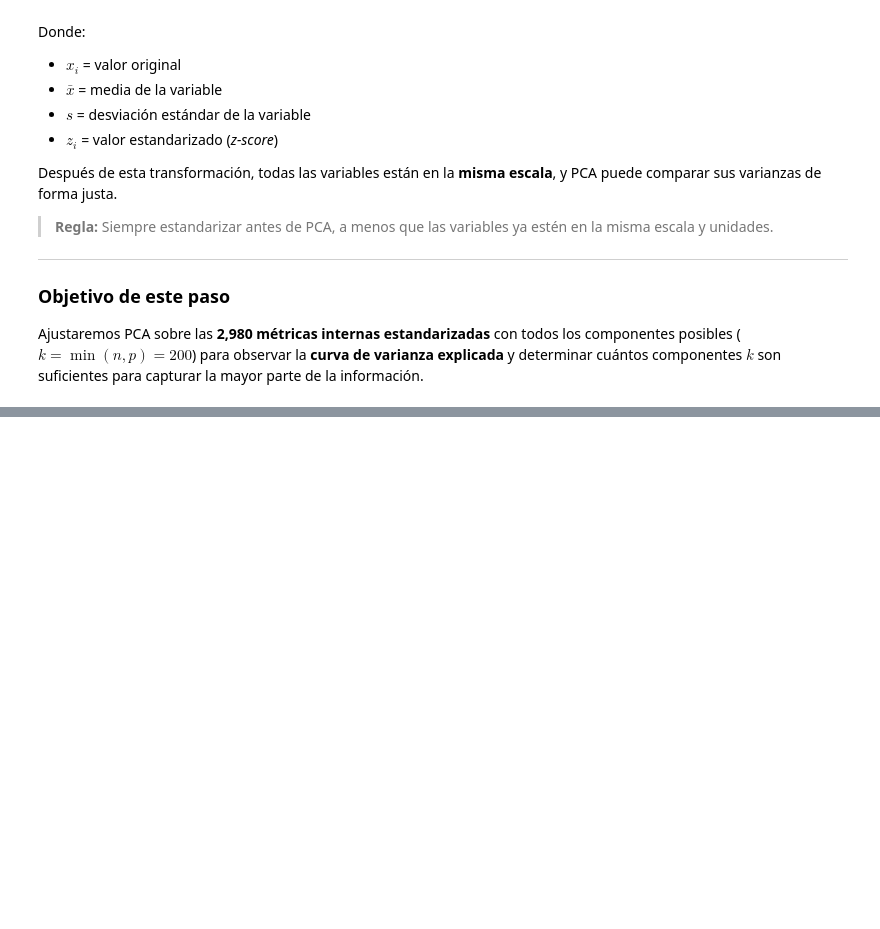
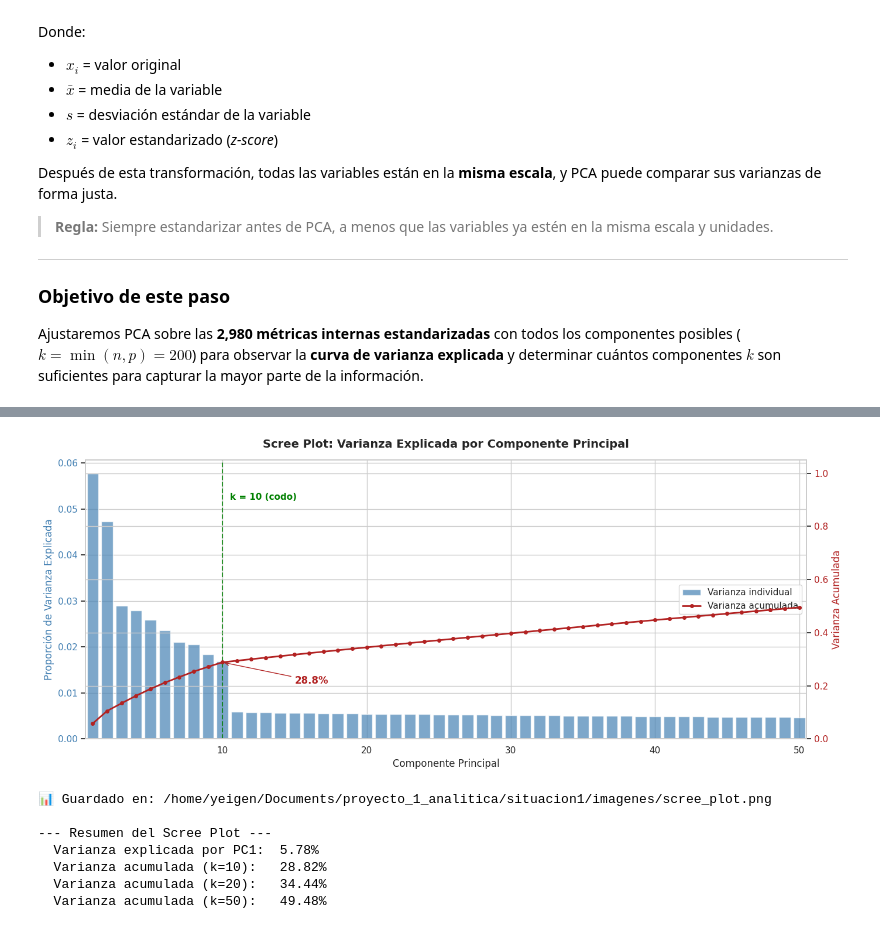
Before and after one commit to yeigen/proyecto-1-analitica, a Jupyter notebook: situacion1/notebook.ipynb, the cells around one changed output, grey strips where cells are left out. Drawn from its saved outputs; the diff is of its cells as text; code cells hidden in the pictures; blank space fills up the shorter version.

```diff
--- a/situacion1/notebook.ipynb
+++ b/situacion1/notebook.ipynb
@@ -917,0 +969,68 @@ for i in range(10):
+# %%
+# --- Paso 8: Scree Plot ---
+n_components_to_show = 50
+individual_var = pca.explained_variance_ratio_[:n_components_to_show]
+cumulative_var = np.cumsum(pca.explained_variance_ratio_[:n_components_to_show])
+
+fig, ax1 = plt.subplots(figsize=(14, 6))
+
+# --- Eje izquierdo: Varianza individual (barras) ---
+color_bars = 'steelblue'
+ax1.bar(range(1, n_components_to_show + 1), individual_var,
+        color=color_bars, alpha=0.7, label='Varianza individual')
+ax1.set_xlabel('Componente Principal', fontsize=12)
+ax1.set_ylabel('Proporción de Varianza Explicada', fontsize=12, color=color_bars)
+ax1.tick_params(axis='y', labelcolor=color_bars)
+ax1.set_xlim(0.5, n_components_to_show + 0.5)
+
+# --- Eje derecho: Varianza acumulada (línea) ---
+ax2 = ax1.twinx()
+color_line = 'firebrick'
+ax2.plot(range(1, n_components_to_show + 1), cumulative_var,
+         color=color_line, marker='o', markersize=4, linewidth=2,
+         label='Varianza acumulada')
+ax2.set_ylabel('Varianza Acumulada', fontsize=12, color=color_line)
+ax2.tick_params(axis='y', labelcolor=color_line)
+ax2.set_ylim(0, 1.05)
+
+# --- Línea de referencia en k=10 ---
+ax1.axvline(x=10, color='green', linestyle='--', linewidth=1.5, alpha=0.8)
+ax1.text(10.5, individual_var.max() * 0.9, 'k = 10 (codo)',
+         color='green', fontsize=11, fontweight='bold')
+
+# --- Anotación de varianza acumulada en k=10 ---
+var_at_10 = cumulative_var[9]  # Índice 9 = componente 10
+ax2.annotate(f'{var_at_10*100:.1f}%',
+             xy=(10, var_at_10), xytext=(15, var_at_10 - 0.08),
+             arrowprops=dict(arrowstyle='->', color='firebrick'),
+             fontsize=12, fontweight='bold', color='firebrick')
+
+# --- Título y leyenda ---
+plt.title('Scree Plot: Varianza Explicada por Componente Principal',
+          fontsize=14, fontweight='bold', pad=15)
+
+# Combinar leyendas de ambos ejes
+lines_1, labels_1 = ax1.get_legend_handles_labels()
+lines_2, labels_2 = ax2.get_legend_handles_labels()
+ax1.legend(lines_1 + lines_2, labels_1 + labels_2, loc='center right', fontsize=11)
+
+plt.tight_layout()
+plt.savefig(f'{IMG_PATH}scree_plot.png', dpi=150, bbox_inches='tight')
+plt.show()
+
+# --- Resumen numérico ---
+print(f"📊 Guardado en: {IMG_PATH}scree_plot.png")
+print(f"\n--- Resumen del Scree Plot ---")
+print(f"  Varianza explicada por PC1:  {pca.explained_variance_ratio_[0]*100:.2f}%")
+print(f"  Varianza acumulada (k=10):   {cumulative_var[9]*100:.2f}%")
+print(f"  Varianza acumulada (k=20):   {cumulative_var[19]*100:.2f}%")
+print(f"  Varianza acumulada (k=50):   {cumulative_var[49]*100:.2f}%")
+# %% [output]
+[figure, added]
+📊 Guardado en: /home/yeigen/Documents/proyecto_1_analitica/situacion1/imagenes/scree_plot.png
+
+--- Resumen del Scree Plot ---
+  Varianza explicada por PC1:  5.78%
+  Varianza acumulada (k=10):   28.82%
+  Varianza acumulada (k=20):   34.44%
+  Varianza acumulada (k=50):   49.48%
```
Also changed, not shown: parts of 14 cells of this notebook.
